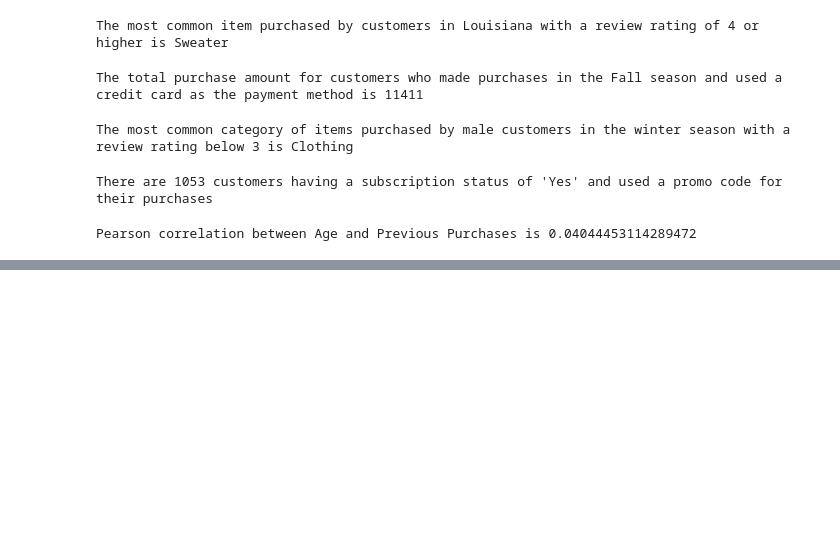
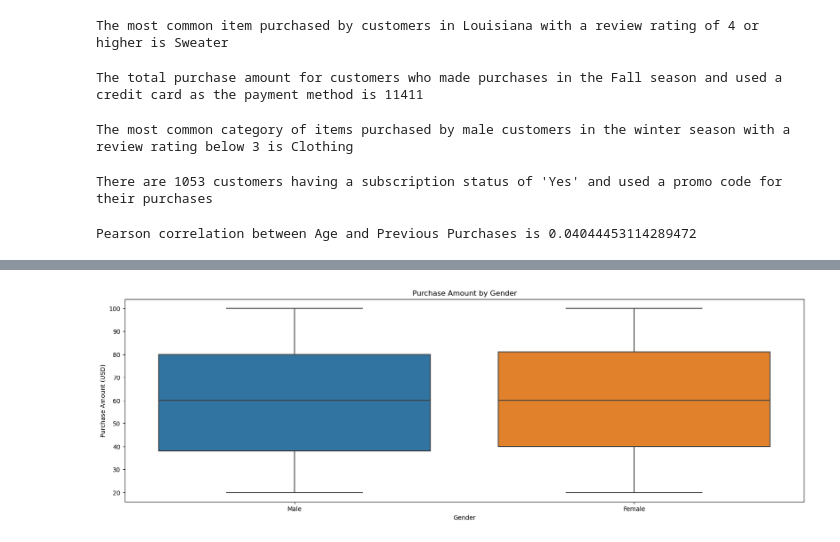
Before and after one commit to noahnoahnoahtran/project18-shopping-trend-analysis, a Jupyter notebook: shopping_trend_analysis.ipynb, the cells around one changed output, grey strips where cells are left out. Drawn from its saved outputs; the diff is of its cells as text; code cells hidden in the pictures; blank space fills up the shorter version.

```diff
--- a/shopping_trend_analysis.ipynb
+++ b/shopping_trend_analysis.ipynb
@@ -750,0 +762,11 @@ Pearson correlation between Age and Previous Purchases is 0.04044453114289472
+# %%
+#Box Plot of Purchase Amount by Gender
+
+plt.figure(figsize = (20, 6))
+sns.boxplot(x = 'Gender', y = 'Purchase Amount (USD)', data = df)
+plt.title('Purchase Amount by Gender')
+plt.xlabel('Gender')
+plt.ylabel('Purchase Amount (USD)')
+plt.show()
+# %% [output]
+[figure, added]
```
Also changed, not shown: parts of 8 cells of this notebook.
